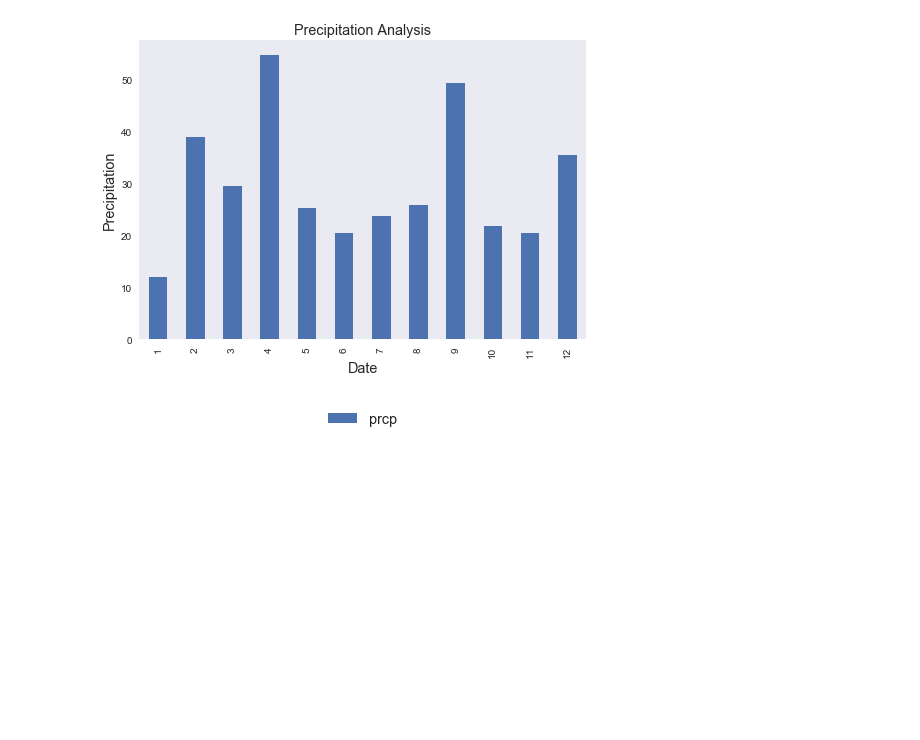
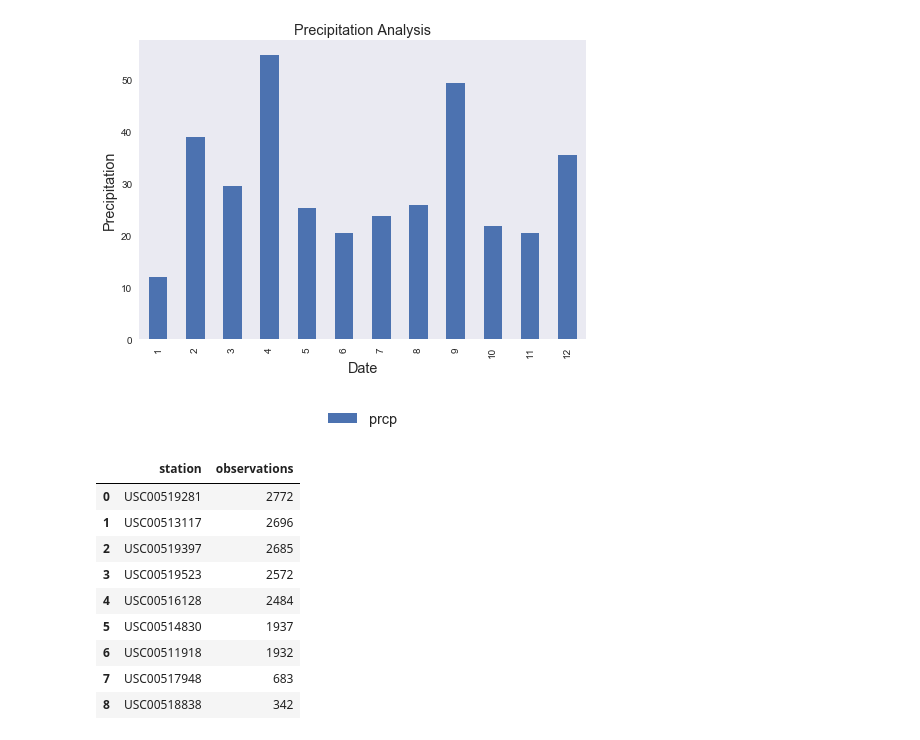
Before and after one commit to caitlnt/Homework, a Jupyter notebook: HW-09/climate_analysis.ipynb, the cells around one changed output. Cells and saved outputs as stored; diff of their text form; code cells hidden in the pictures; blank space fills up the shorter version.

```diff
--- a/HW-09/climate_analysis.ipynb
+++ b/HW-09/climate_analysis.ipynb
@@ -106,4 +108,21 @@ plt.grid()
 plt.show()
 # %% [output]
 [figure]
+# %%
+# Station Analysis
+# Last 12 months of tobs data
+
+sa_results = pd.read_sql("SELECT station, count(tobs) as 'observations' FROM measurement GROUP BY station ORDER BY observations DESC;",conn)
+sa_results
+# %% [output]
+|  | station | observations |
+| 0 | USC00519281 | 2772 |
+| 1 | USC00513117 | 2696 |
+| 2 | USC00519397 | 2685 |
+| 3 | USC00519523 | 2572 |
+| 4 | USC00516128 | 2484 |
+| 5 | USC00514830 | 1937 |
+| 6 | USC00511918 | 1932 |
+| 7 | USC00517948 | 683 |
+| 8 | USC00518838 | 342 |
 # %%
```
Also changed, not shown: parts of 15 cells of this notebook, 1 other file.
